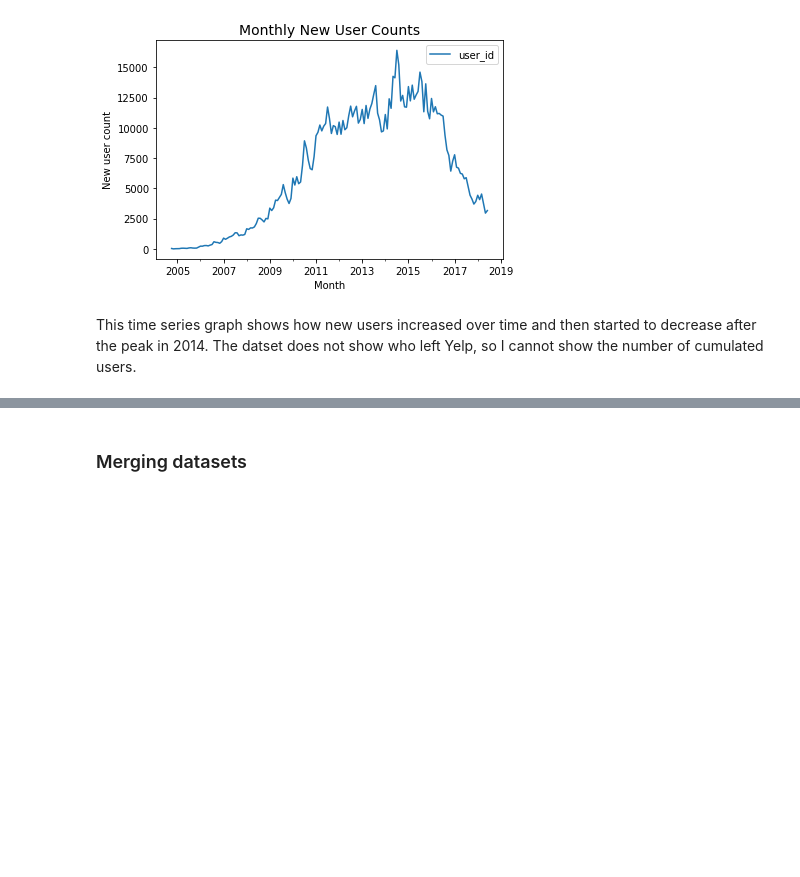
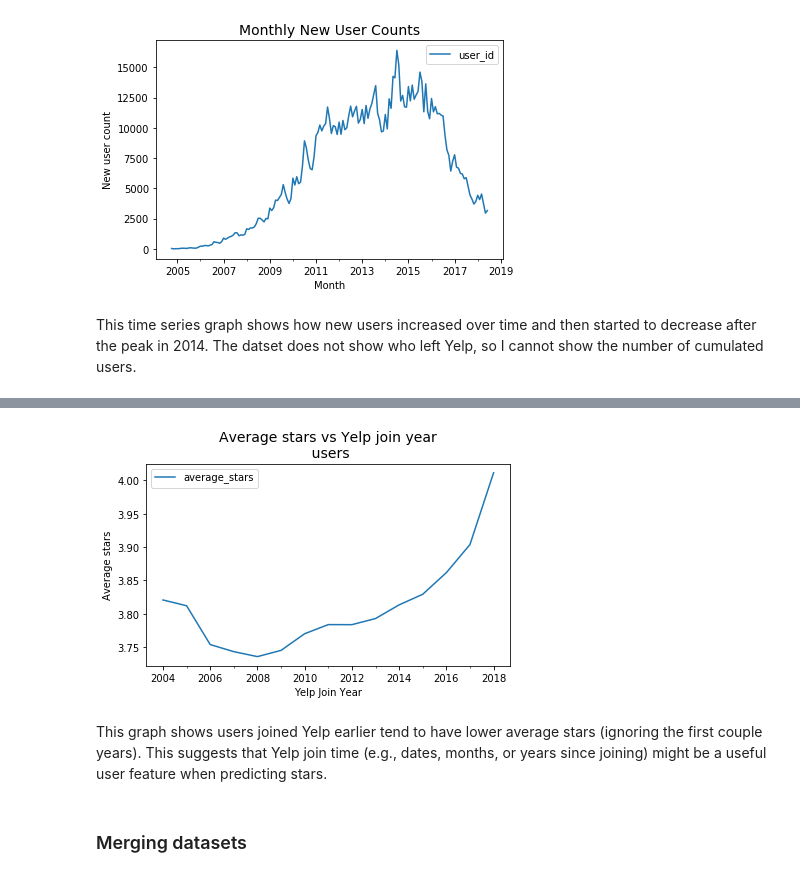
Before and after one commit to math470/Springboard_Capstone_Project_2, a Jupyter notebook: Yelp EDA.ipynb, the cells around one changed output, grey strips where cells are left out. Drawn from its saved outputs; the diff is of its cells as text; code cells hidden in the pictures; blank space fills up the shorter version.

```diff
--- a/Yelp EDA.ipynb
+++ b/Yelp EDA.ipynb
@@ -1016,0 +1043,13 @@ This time series graph shows how new users increased over time and then started
+# %%
+condition = (users.review_count >=10)&(users.yelping_since < date(2018,7,1))
+users[condition][['yelping_since','average_stars']].set_index('yelping_since').resample('Y').mean().plot()
+plt.xlabel('Yelp Join Year')
+plt.ylabel('Average stars')
+plt.title('Average stars vs Yelp join year\n users', size=14)
+plt.tight_layout() # need for savefig
+plt.savefig("average_stars_vs_yelp_join_year_users.png",format="png", dpi=300)
+plt.show()
+# %% [output]
+[figure, added]
+# %% [markdown]
+This graph shows users joined Yelp earlier tend to have lower average stars (ignoring the first couple years). This suggests that Yelp join time (e.g., dates, months, or years since joining) might be a useful user feature when predicting stars.
```
Also changed, not shown: parts of 11 cells of this notebook.
